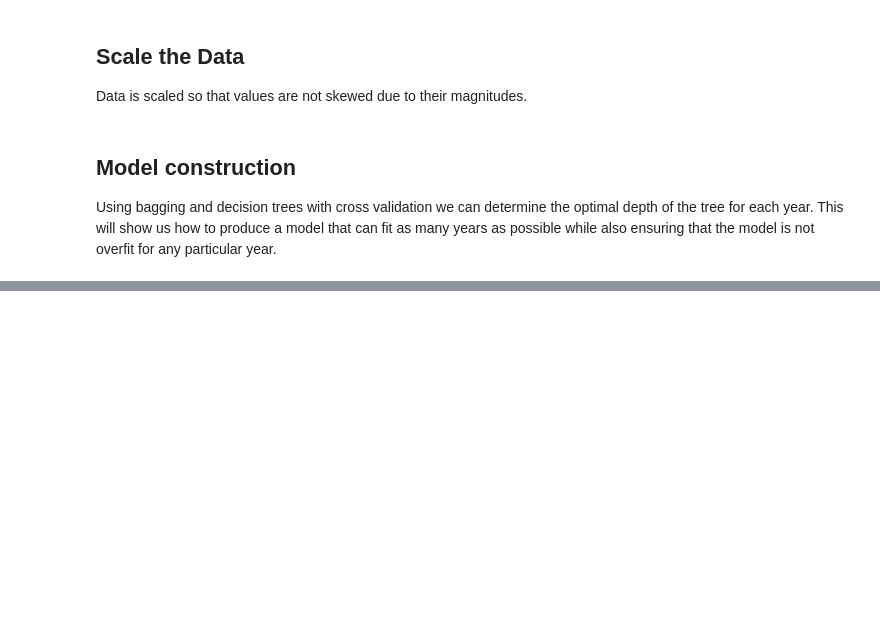
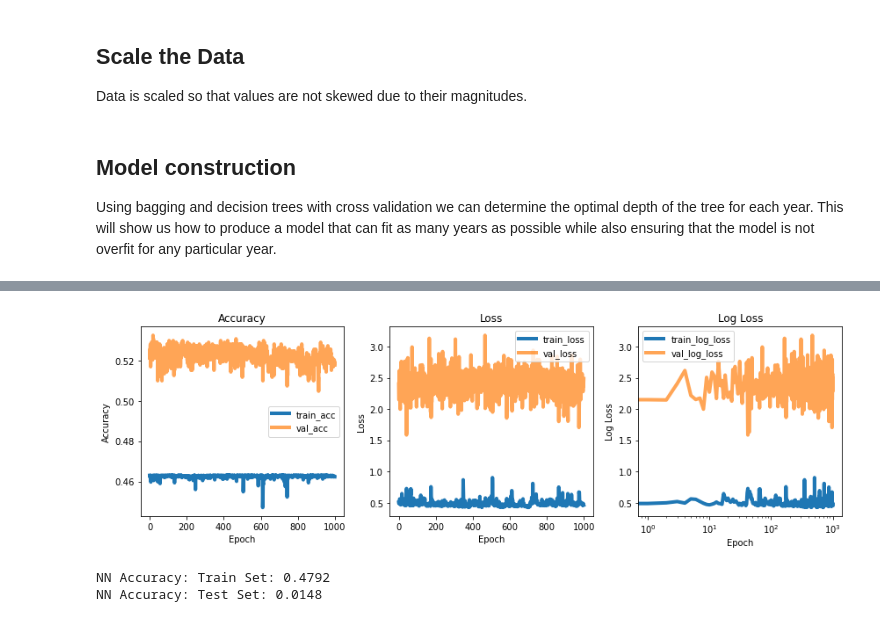
Before and after one commit to sabderra/cs109a_project, a Jupyter notebook: club_best_staff.ipynb, the cells around one changed output, grey strips where cells are left out. Drawn from its saved outputs; the diff is of its cells as text; code cells hidden in the pictures; blank space fills up the shorter version.

```diff
--- a/club_best_staff.ipynb
+++ b/club_best_staff.ipynb
@@ -559,0 +734,64 @@ The optimized and scaled tree results in 0.77404 accurate on the FIFA20 set.
+# %%
+batch_size = 128
+epochs = 1000
+learning_rate = 0.01
+
+optimizer = tf.keras.optimizers.Adam(learning_rate)
+
+NN_model.compile(
+                 optimizer=optimizer,
+                 loss='mse',
+                 metrics=['accuracy']
+)
+
+# fit it
+history = NN_model.fit(Xtrain_NN_scaled,
+                        ytrain_NN,
+                        batch_size=batch_size,
+                        epochs=epochs,
+                        validation_split=.3,
+                        verbose=0)
+# %%
+def plot_accuracy(model_history, key='accuracy'):
+    plt.figure(figsize=[12,4])
+
+    plt.subplot(1,3,1)
+    plt.plot(model_history.history[f'{key}'], label = 'train_acc', linewidth=4)
+    plt.plot(model_history.history[f'val_{key}'], label = 'val_acc', linewidth=4, alpha=.7)
+    plt.xlabel('Epoch')
+    plt.ylabel('Accuracy')
+    plt.title("Accuracy")
+    plt.legend(loc='best')
+
+    plt.subplot(1,3,2)
+    plt.plot(model_history.history[f'loss'], label = 'train_loss', linewidth=4)
+    plt.plot(model_history.history[f'val_loss'], label = 'val_loss', linewidth=4, alpha=.7)
+    plt.xlabel('Epoch')
+    plt.ylabel('Loss')
+    plt.title("Loss")
+    plt.legend(loc='best')
+
+    plt.subplot(1,3,3)
+    plt.semilogx(model_history.history[f'loss'], label = 'train_log_loss', linewidth=4)
+    plt.semilogx(model_history.history[f'val_loss'], label = 'val_log_loss', linewidth=4, alpha=.7)
+    plt.xlabel('Epoch')
+    plt.ylabel('Log Loss')
+    plt.title("Log Loss")
+    plt.legend(loc='best')
+
+    plt.tight_layout()
+
+
+#plot_accuracy(history, 'categorical_accuracy')
+plot_accuracy(history)
+# %% [output]
+[figure, added]
+# %%
+
+accuracy_train = NN_model.evaluate(Xtrain_NN_scaled, ytrain_NN, verbose=0)[1]
+print(f"NN Accuracy: Train Set: {accuracy_train:0.4f}")
+accuracy_test = NN_model.evaluate(Xtest_NN_scaled, ytest_NN, verbose=0)[1]
+print(f"NN Accuracy: Test Set: {accuracy_test:0.4f}")
+# %% [output]
+NN Accuracy: Train Set: 0.4792
+NN Accuracy: Test Set: 0.0148
```
Also changed, not shown: parts of 25 cells of this notebook.
